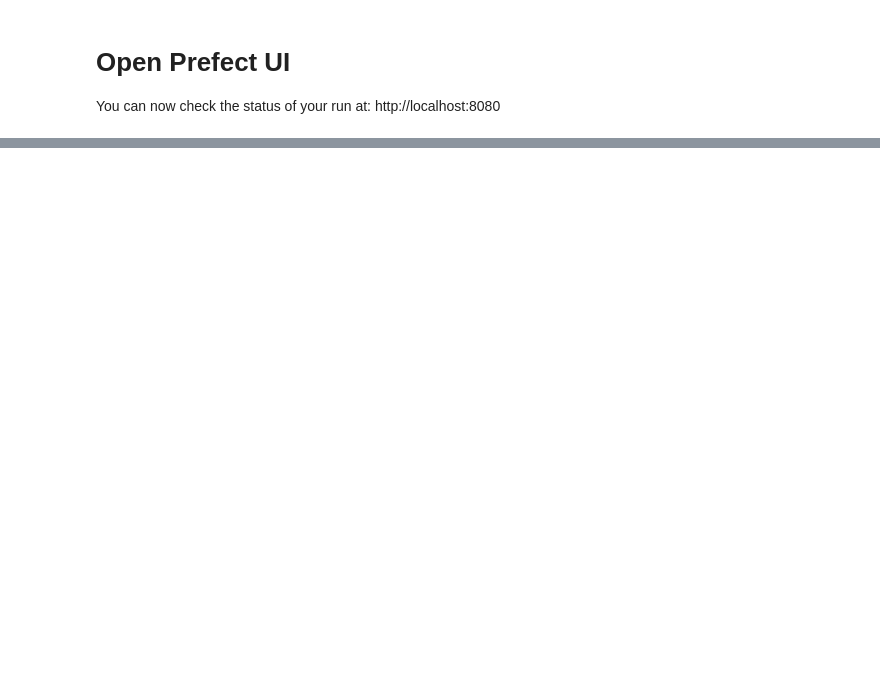
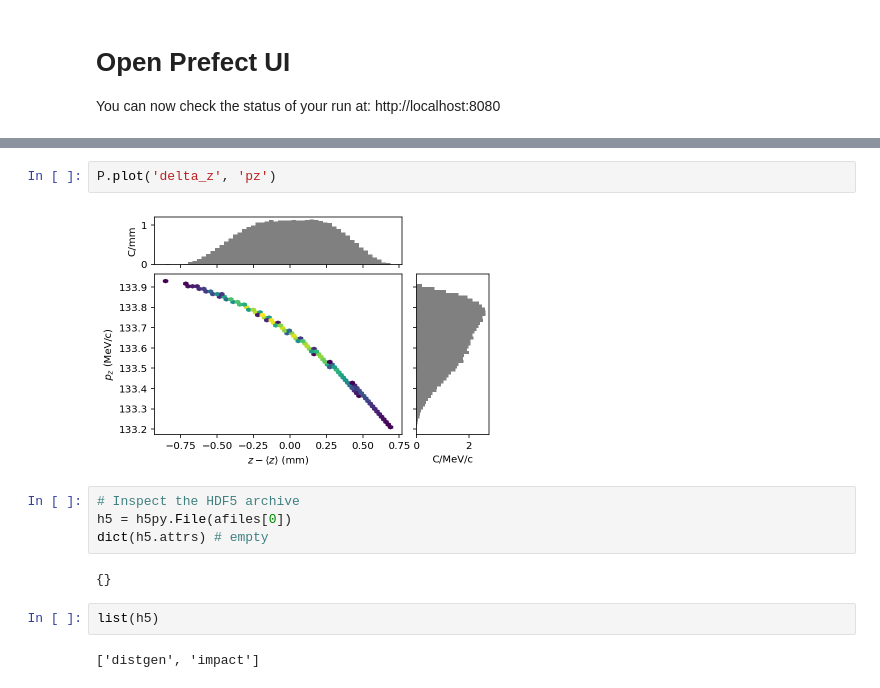
Before and after one commit to jacquelinegarrahan/lume-orchestration-demo, a Jupyter notebook: examples/distgen_impact_cu_inj/RunModel.ipynb, the cells around one changed output, grey strips where cells are left out. Saved outputs shown, nothing was run; the diff lists cells and outputs as text; blank space fills up the shorter version.

```diff
--- a/examples/distgen_impact_cu_inj/RunModel.ipynb
+++ b/examples/distgen_impact_cu_inj/RunModel.ipynb
@@ -164,0 +192,14 @@ http://localhost:8080
+# %%
+P.plot('delta_z', 'pz')
+# %% [output]
+[figure, added]
+# %%
+# Inspect the HDF5 archive
+h5 = h5py.File(afiles[0])
+dict(h5.attrs) # empty
+# %% [output]
+{}
+# %%
+list(h5)
+# %% [output]
+['distgen', 'impact']
```
Also changed, not shown: parts of 9 cells of this notebook.
